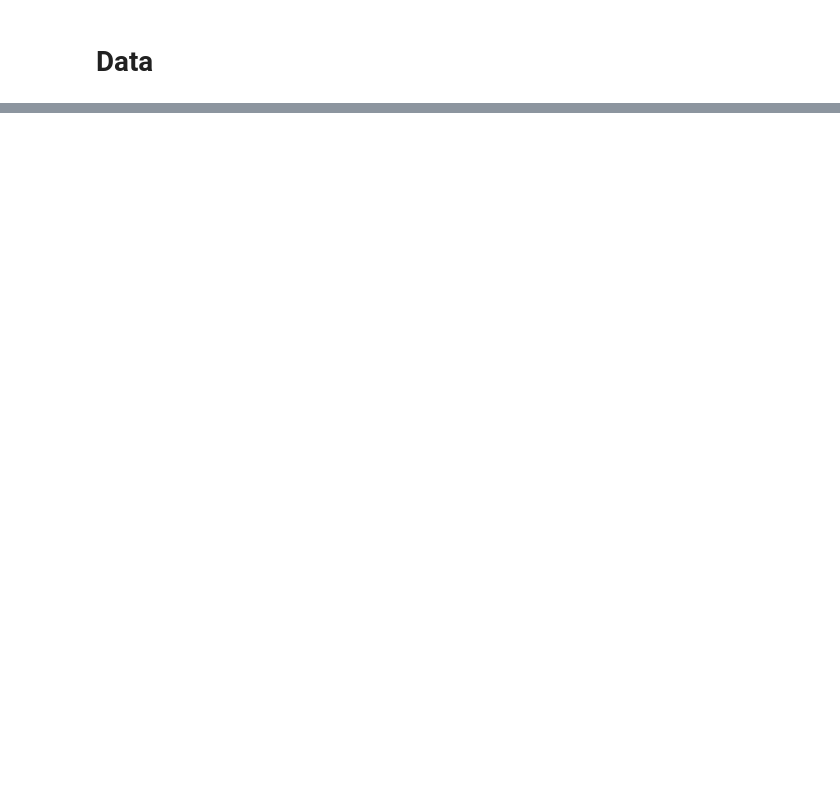
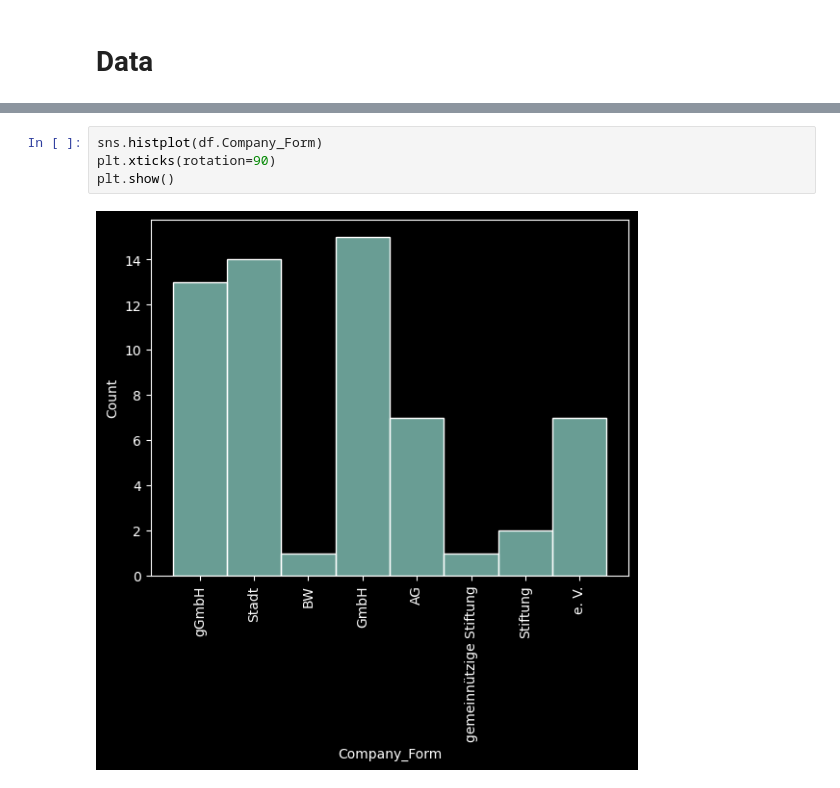
Before and after one commit to Ben-physics-dotcom/VdZ_aDataScienceProject, a Jupyter notebook: Data_Cleaning/Members_of_VdZ.ipynb, the cells around one changed output, grey strips where cells are left out. Drawn from its saved outputs; the diff is of its cells as text; blank space fills up the shorter version.

```diff
--- a/Data_Cleaning/Members_of_VdZ.ipynb
+++ b/Data_Cleaning/Members_of_VdZ.ipynb
@@ -33,0 +53,6 @@ df_new
+# %%
+sns.histplot(df.Company_Form)
+plt.xticks(rotation=90)
+plt.show()
+# %% [output]
+[figure, added]
```
Also changed, not shown: parts of 6 cells of this notebook.
